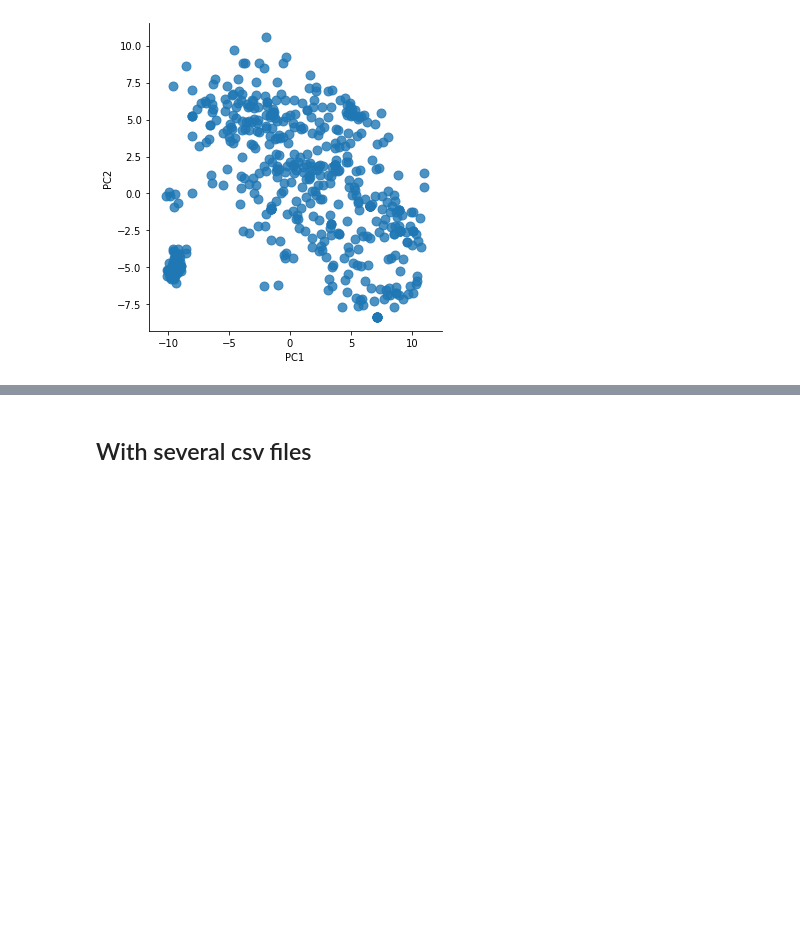
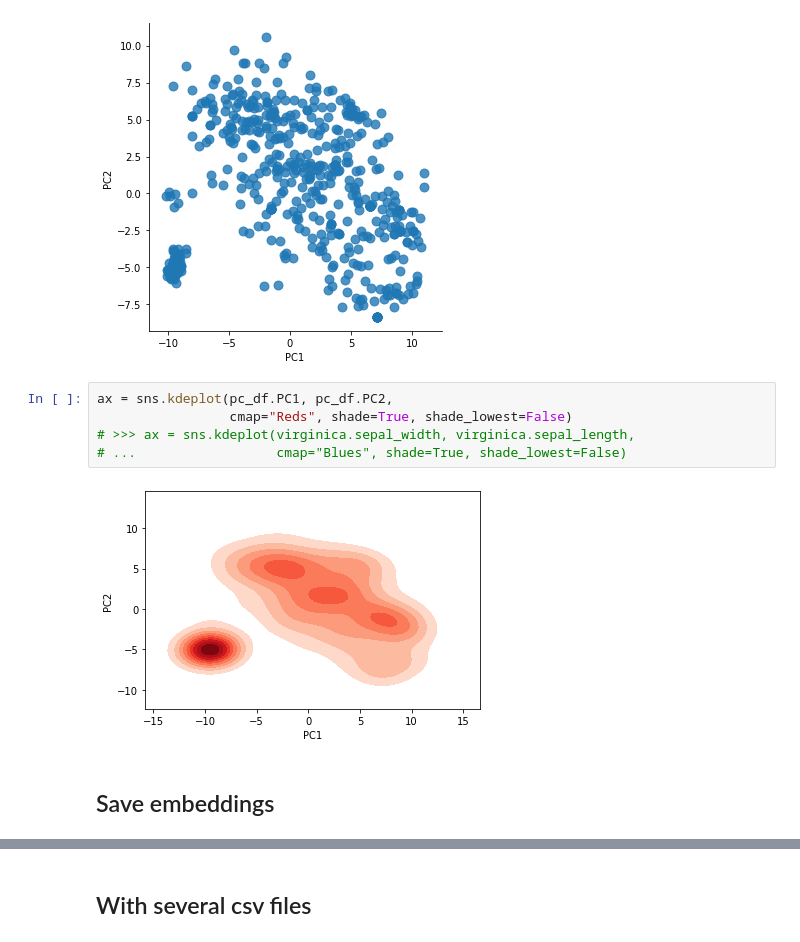
Before and after one commit to elisaoh/fb_data, a Jupyter notebook: FB.ipynb, the cells around one changed output, grey strips where cells are left out. Saved outputs shown, nothing was run; the diff lists cells and outputs as text; blank space fills up the shorter version.

```diff
--- a/FB.ipynb
+++ b/FB.ipynb
@@ -110,3 +120,12 @@ sns.lmplot( x="PC1", y="PC2", data=pc_df, fit_reg=False, scatter_kws={"s": 80})
 # %% [output]
 <seaborn.axisgrid.FacetGrid at 0x...>
 [figure]
+# %%
+ax = sns.kdeplot(pc_df.PC1, pc_df.PC2,
+                 cmap="Reds", shade=True, shade_lowest=False)
+# >>> ax = sns.kdeplot(virginica.sepal_width, virginica.sepal_length,
+# ...                  cmap="Blues", shade=True, shade_lowest=False)
+# %% [output]
+[figure, added]
+# %% [markdown]
+## Save embeddings
```
Also changed, not shown: parts of 15 cells of this notebook.
